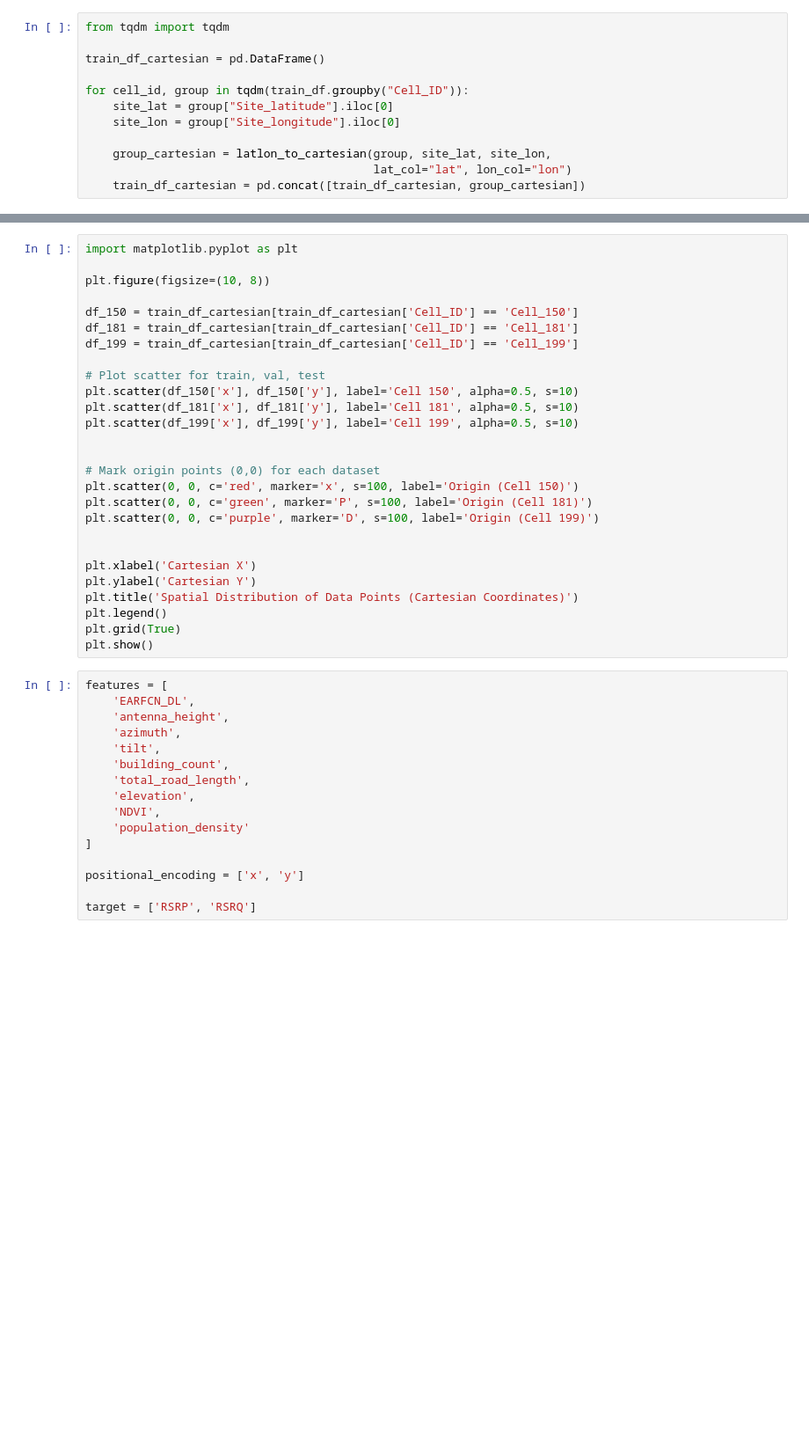
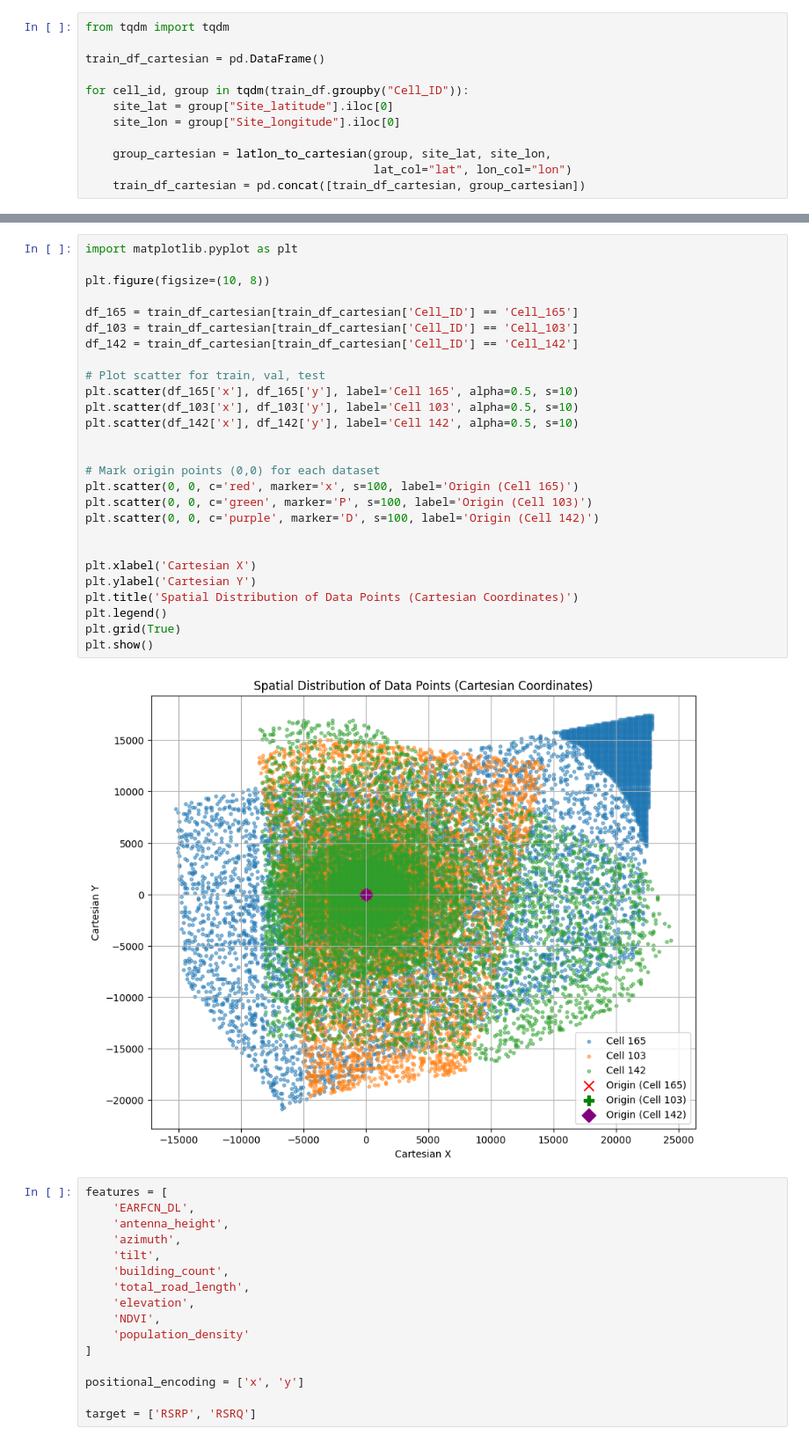
Before and after one commit to pabasara-samarakoon-4176/MDT_prediction, a Jupyter notebook: fyp_model_v6_kaggle.ipynb, the cells around one changed output, grey strips where cells are left out. Shown at 88% size. Saved outputs shown, nothing was run; the diff lists cells and outputs as text; blank space fills up the shorter version.

```diff
--- a/fyp_model_v6_kaggle.ipynb
+++ b/fyp_model_v6_kaggle.ipynb
@@ -299,30 +521,32 @@ train_df_cartesian.head()
 # %%
 import matplotlib.pyplot as plt
 
 plt.figure(figsize=(10, 8))
 
-df_150 = train_df_cartesian[train_df_cartesian['Cell_ID'] == 'Cell_150']
-df_181 = train_df_cartesian[train_df_cartesian['Cell_ID'] == 'Cell_181']
-df_199 = train_df_cartesian[train_df_cartesian['Cell_ID'] == 'Cell_199']
+df_165 = train_df_cartesian[train_df_cartesian['Cell_ID'] == 'Cell_165']
+df_103 = train_df_cartesian[train_df_cartesian['Cell_ID'] == 'Cell_103']
+df_142 = train_df_cartesian[train_df_cartesian['Cell_ID'] == 'Cell_142']
 
 # Plot scatter for train, val, test
-plt.scatter(df_150['x'], df_150['y'], label='Cell 150', alpha=0.5, s=10)
-plt.scatter(df_181['x'], df_181['y'], label='Cell 181', alpha=0.5, s=10)
-plt.scatter(df_199['x'], df_199['y'], label='Cell 199', alpha=0.5, s=10)
+plt.scatter(df_165['x'], df_165['y'], label='Cell 165', alpha=0.5, s=10)
+plt.scatter(df_103['x'], df_103['y'], label='Cell 103', alpha=0.5, s=10)
+plt.scatter(df_142['x'], df_142['y'], label='Cell 142', alpha=0.5, s=10)
 
 
 # Mark origin points (0,0) for each dataset
-plt.scatter(0, 0, c='red', marker='x', s=100, label='Origin (Cell 150)')
-plt.scatter(0, 0, c='green', marker='P', s=100, label='Origin (Cell 181)')
-plt.scatter(0, 0, c='purple', marker='D', s=100, label='Origin (Cell 199)')
+plt.scatter(0, 0, c='red', marker='x', s=100, label='Origin (Cell 165)')
+plt.scatter(0, 0, c='green', marker='P', s=100, label='Origin (Cell 103)')
+plt.scatter(0, 0, c='purple', marker='D', s=100, label='Origin (Cell 142)')
 
 
 plt.xlabel('Cartesian X')
 plt.ylabel('Cartesian Y')
 plt.title('Spatial Distribution of Data Points (Cartesian Coordinates)')
 plt.legend()
 plt.grid(True)
 plt.show()
+# %% [output]
+[figure, added]
 # %%
 features = [
     'EARFCN_DL',
```
Also changed, not shown: parts of 82 cells of this notebook.
